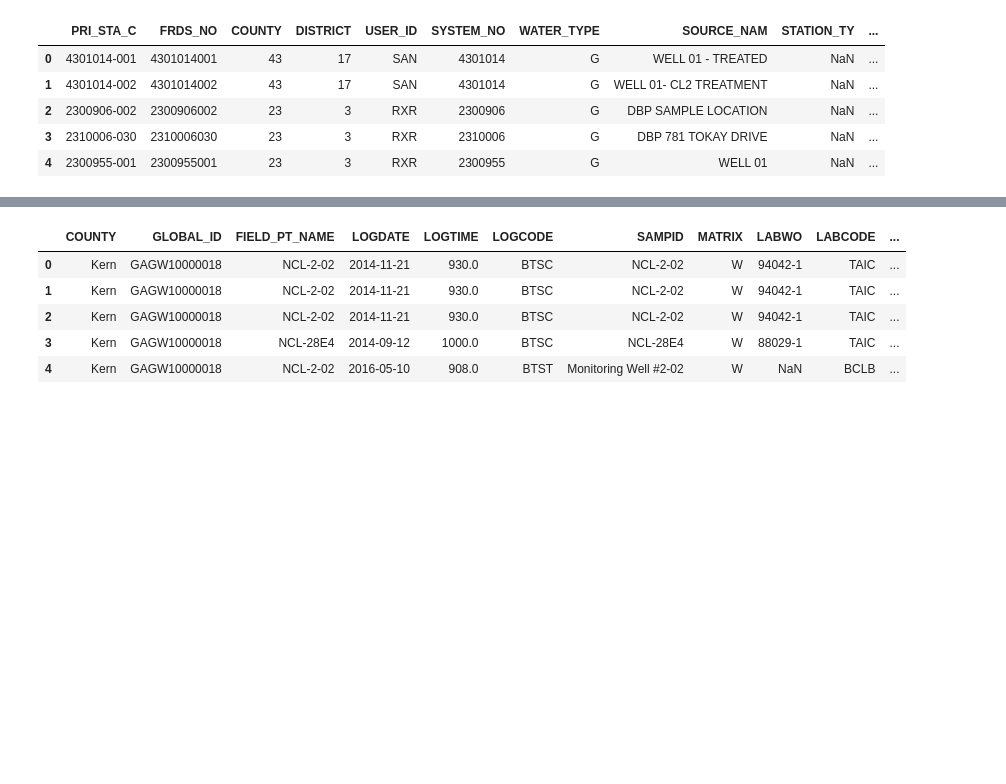
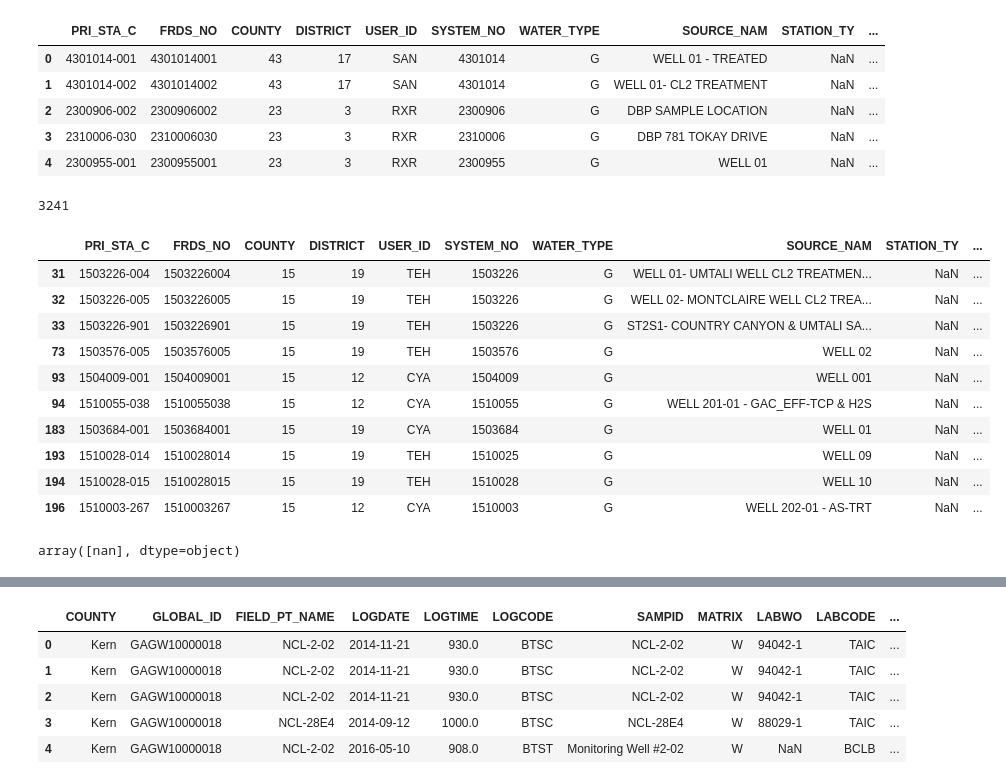
Before and after one commit to waterdatacollaborative/NicoleLook_Drinking-Water-Contaminant-Classification, a Jupyter notebook: Capstone.ipynb, the cells around one changed output, grey strips where cells are left out. Drawn from its saved outputs; the diff is of its cells as text; code cells hidden in the pictures; blank space fills up the shorter version.

Commit message:
EDA of drinking water dataframes with notes

```diff
--- a/Capstone.ipynb
+++ b/Capstone.ipynb
@@ -89,3 +104,27 @@ raw_drinksite.head()
 | 2 | 2300906-002 | 2300906002 | 23 | 3 | RXR | 2300906 | G | DBP SAMPLE LOCATION | NaN | ... |
 | 3 | 2310006-030 | 2310006030 | 23 | 3 | RXR | 2310006 | G | DBP 781 TOKAY DRIVE | NaN | ... |
 | 4 | 2300955-001 | 2300955001 | 23 | 3 | RXR | 2300955 | G | WELL 01 | NaN | ... |
+# %%
+kern_sites = raw_drinksite[raw_drinksite['COUNTY'] == 15]
+# %%
+len(kern_sites)
+# %% [output]
+3241
+# %%
+kern_sites.head(10)
+# %% [output]
+|  | PRI_STA_C | FRDS_NO | COUNTY | DISTRICT | USER_ID | SYSTEM_NO | WATER_TYPE | SOURCE_NAM | STATION_TY | ... |
+| 31 | 1503226-004 | 1503226004 | 15 | 19 | TEH | 1503226 | G | WELL 01- UMTALI WELL CL2 TREATMEN... | NaN | ... |
+| 32 | 1503226-005 | 1503226005 | 15 | 19 | TEH | 1503226 | G | WELL 02- MONTCLAIRE WELL CL2 TREA... | NaN | ... |
+| 33 | 1503226-901 | 1503226901 | 15 | 19 | TEH | 1503226 | G | ST2S1- COUNTRY CANYON & UMTALI SA... | NaN | ... |
+| 73 | 1503576-005 | 1503576005 | 15 | 19 | TEH | 1503576 | G | WELL 02 | NaN | ... |
+| 93 | 1504009-001 | 1504009001 | 15 | 12 | CYA | 1504009 | G | WELL 001 | NaN | ... |
+| 94 | 1510055-038 | 1510055038 | 15 | 12 | CYA | 1510055 | G | WELL 201-01 - GAC_EFF-TCP & H2S | NaN | ... |
+| 183 | 1503684-001 | 1503684001 | 15 | 19 | CYA | 1503684 | G | WELL 01 | NaN | ... |
+| 193 | 1510028-014 | 1510028014 | 15 | 19 | TEH | 1510025 | G | WELL 09 | NaN | ... |
+| 194 | 1510028-015 | 1510028015 | 15 | 19 | TEH | 1510028 | G | WELL 10 | NaN | ... |
+| 196 | 1510003-267 | 1510003267 | 15 | 12 | CYA | 1510003 | G | WELL 202-01 - AS-TRT | NaN | ... |
+# %%
+kern_sites['COMMENT_1'].unique()
+# %% [output]
+array([nan], dtype=object)
```
Also changed, not shown: parts of 15 cells of this notebook.
